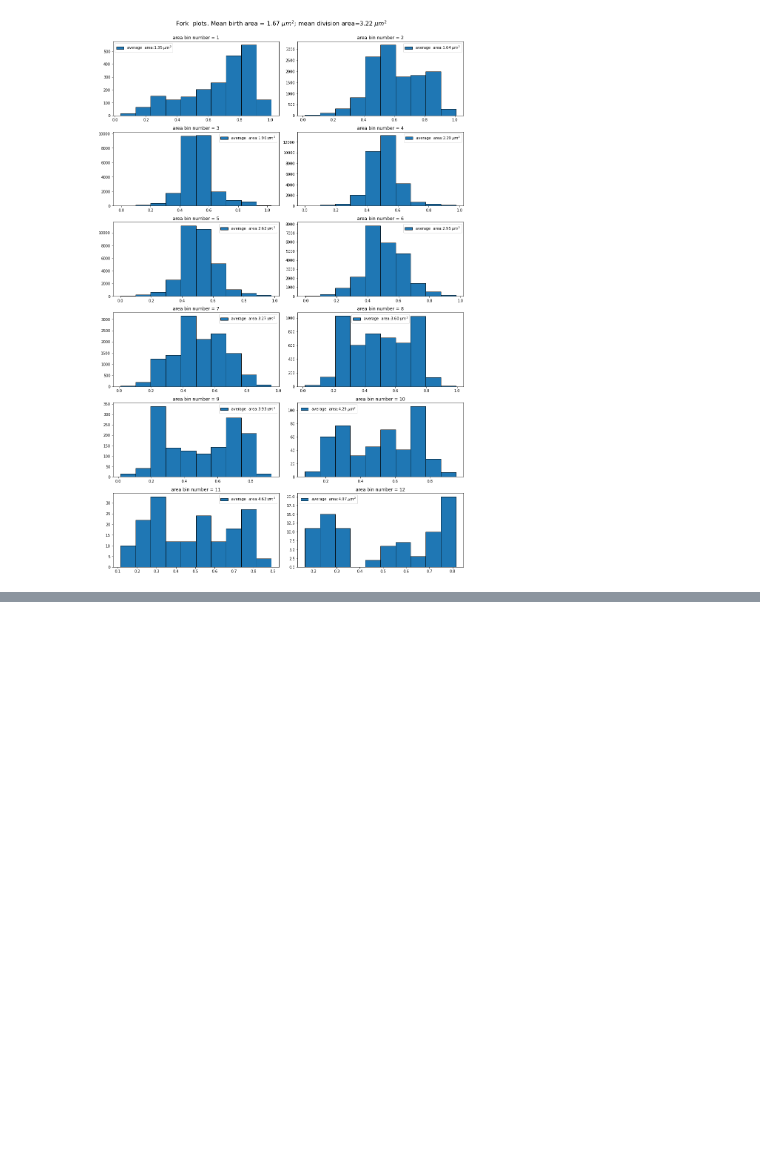
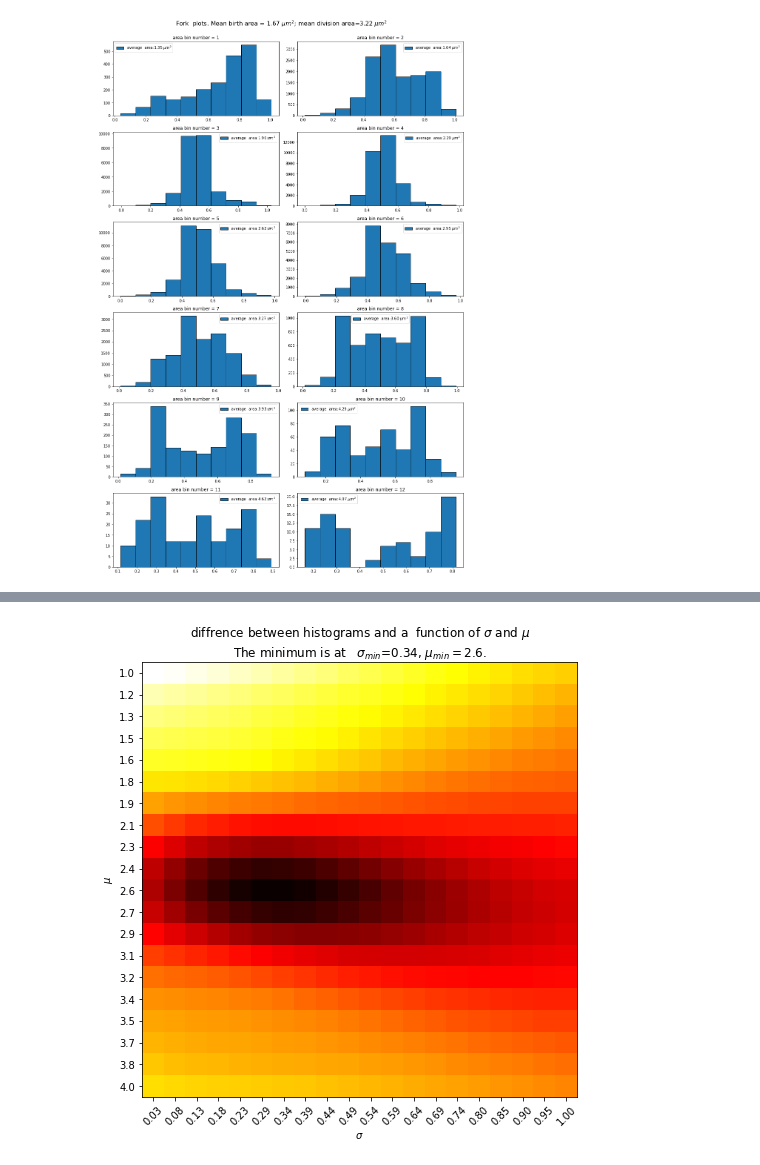
Before and after one commit to raalesir/bacterial_growth, a Jupyter notebook: bacterial_growth.ipynb, the cells around one changed output, grey strips where cells are left out. Cells and saved outputs as stored; diff of their text form; code cells hidden in the pictures; blank space fills up the shorter version.

```diff
--- a/bacterial_growth.ipynb
+++ b/bacterial_growth.ipynb
@@ -275,0 +249,8 @@ x = x - sum(x)/len(x) + lab_data.mean()
+# %%
+lab_data = fork_data['lengths'].copy()
+lab_data = lab_data[lab_data < 7]
+
+
+s = (0.03, 1., 20)
+m=(1.0, 4.0, 20)
+res = find_best_sigma_mu(lab_data, n_bins=50, s=s, m=m)
@@ -275,0 +299,15 @@ x = x - sum(x)/len(x) + lab_data.mean()
+# %%
+plt.figure(figsize=(12,8))
+
+plt.title("""diffrence between histograms and a  function of $\sigma$ and $\mu$
+The minimum is at   $\sigma_{min}$=%1.2f, $\mu_{min}=%1.1f$."""%(sigma_min, mu_min))
+plt.imshow(s2(x,y), cmap='hot', interpolation='nearest')
+plt.xticks(np.arange(20), ['%1.2f'%el for el in y], rotation=45)
+plt.yticks(np.arange(20), ['%1.1f'%el for el in x])
+plt.xlabel('$\sigma$')
+plt.ylabel("$\mu$")
+
+
+plt.show()
+# %% [output]
+[figure, added]
```
Also changed, not shown: parts of 31 cells of this notebook, 2 other files.
